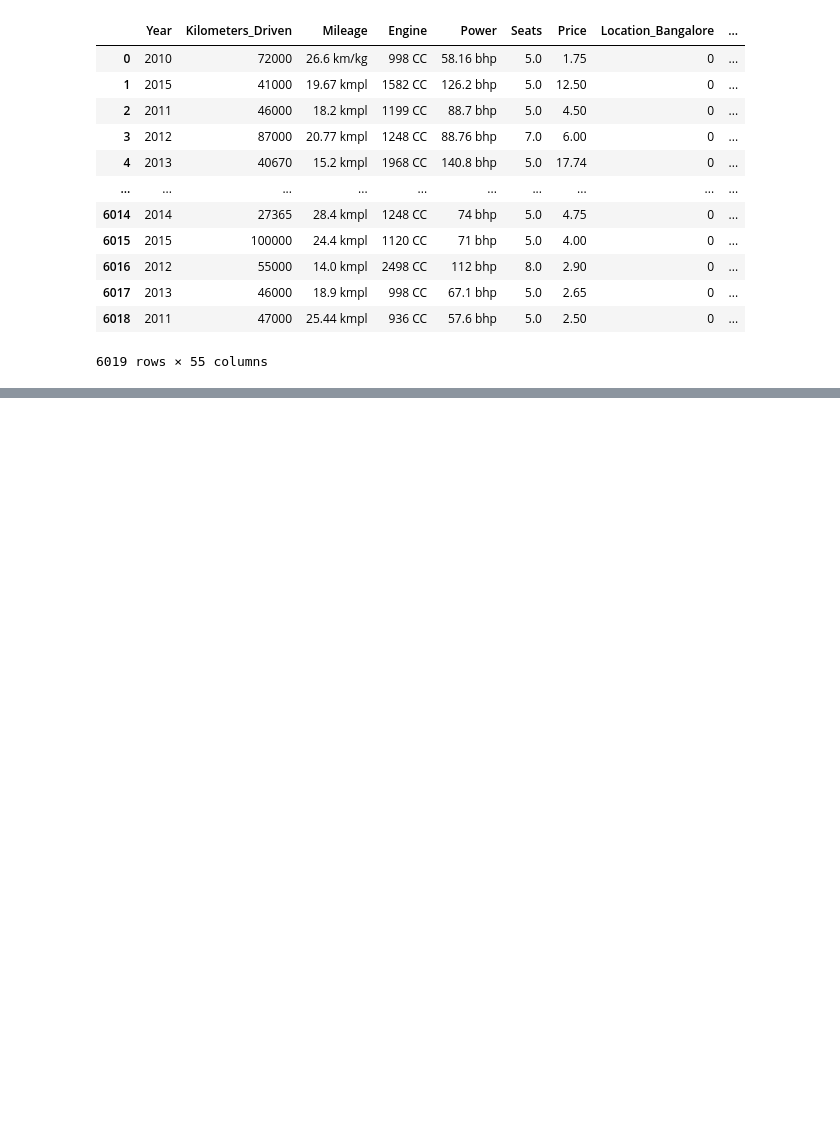
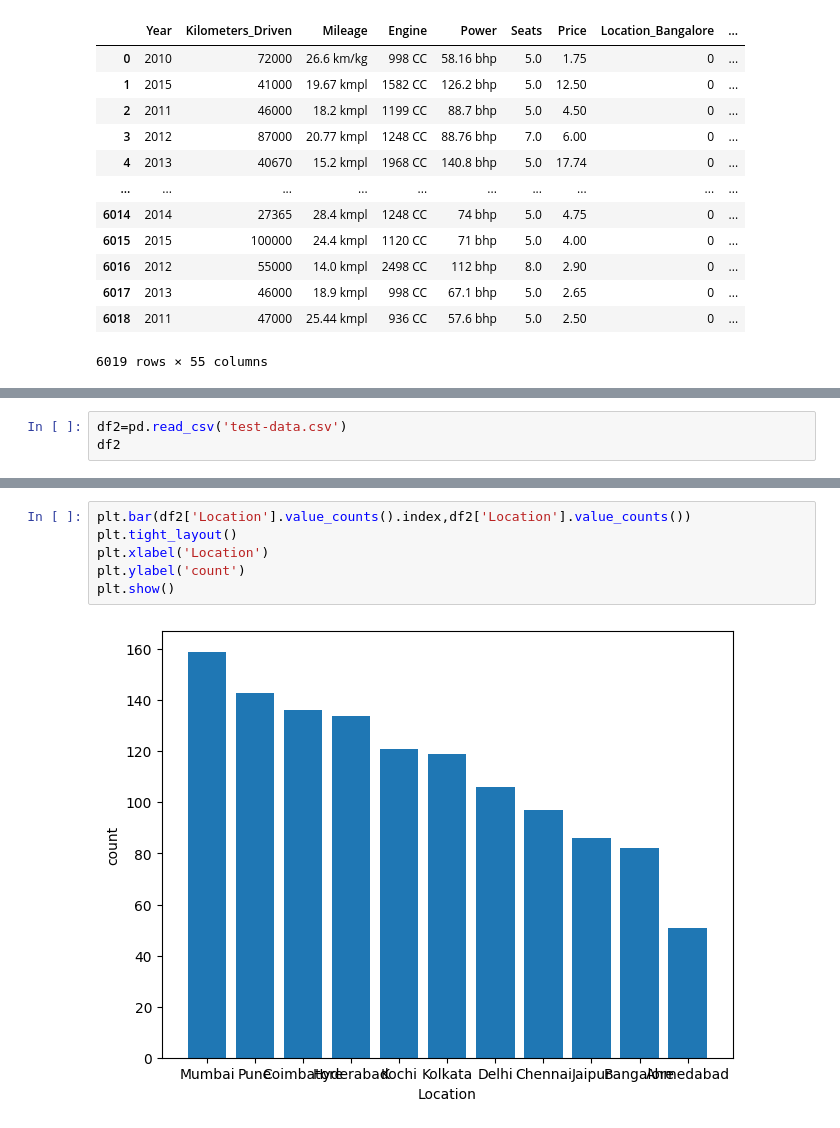
Before and after one commit to JoeVA2020/DS_OCT_ML, a Jupyter notebook: Regression/Regression1.ipynb, the cells around one changed output, grey strips where cells are left out. Saved outputs shown, nothing was run; the diff lists cells and outputs as text; blank space fills up the shorter version.

```diff
--- a/Regression/Regression1.ipynb
+++ b/Regression/Regression1.ipynb
@@ -267,0 +423,3 @@ memory usage: 2.5+ MB
+# %%
+df2=pd.read_csv('test-data.csv')
+df2
@@ -267,0 +519,8 @@ memory usage: 2.5+ MB
+# %%
+plt.bar(df2['Location'].value_counts().index,df2['Location'].value_counts())
+plt.tight_layout()
+plt.xlabel('Location')
+plt.ylabel('count')
+plt.show()
+# %% [output]
+[figure, added]
```
Also changed, not shown: parts of 40 cells of this notebook.
